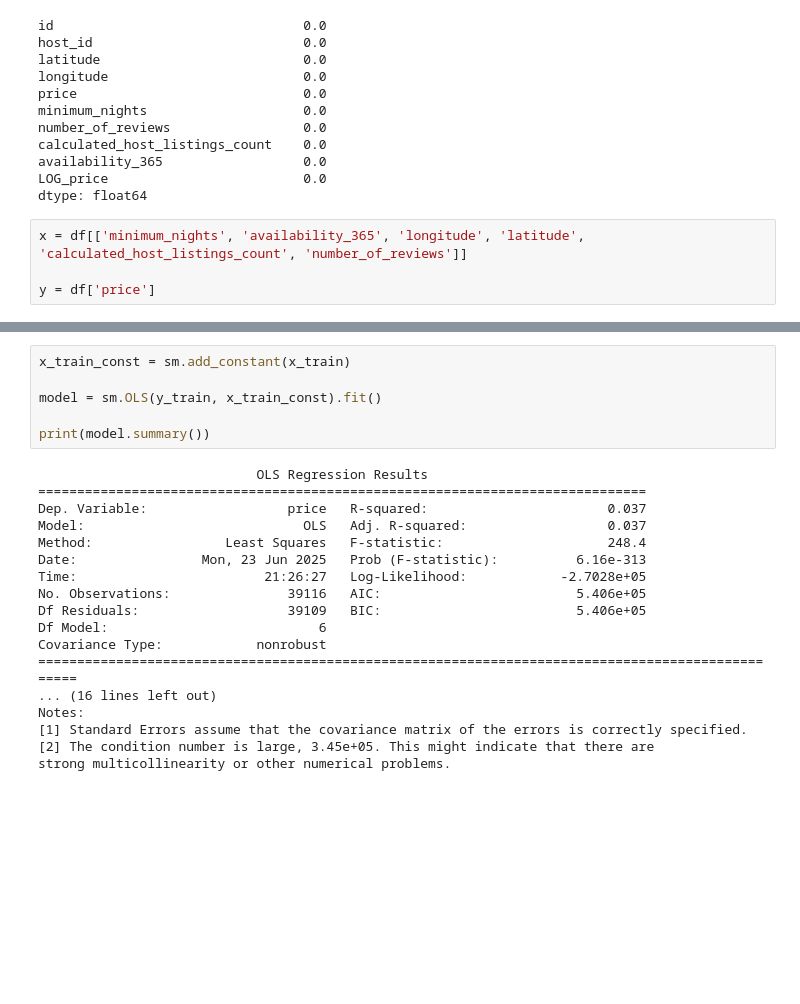
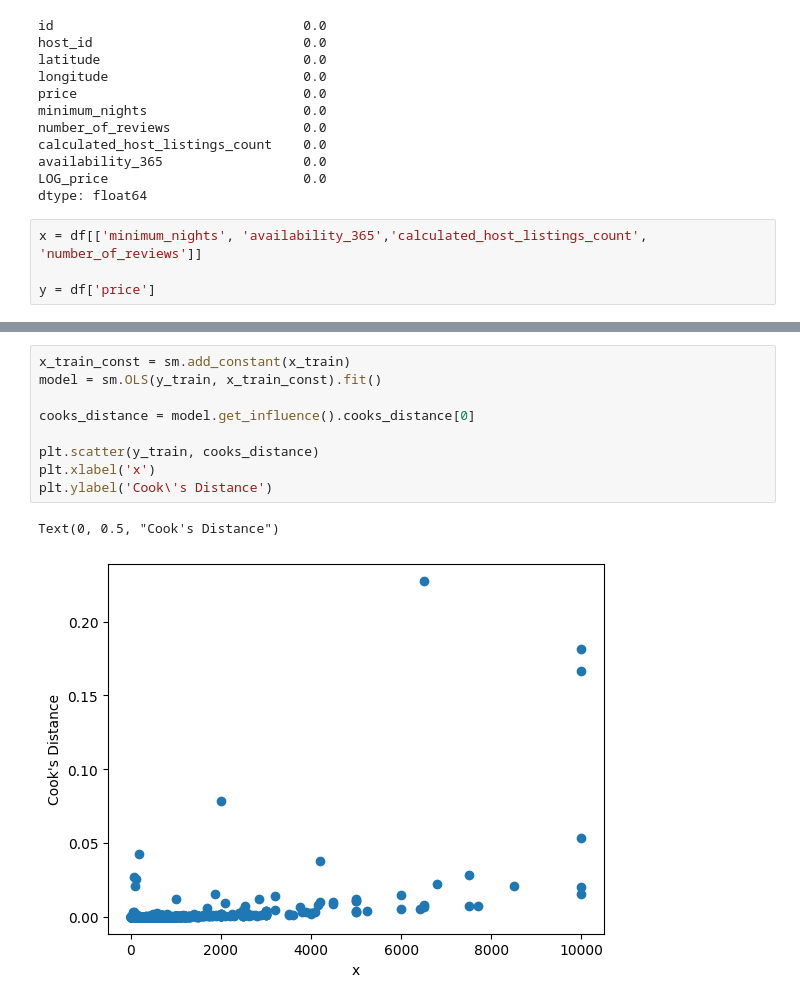
Before and after one commit to 4GeeksAcademy/Jmrs18--EDA-, a Jupyter notebook: src/explore.ipynb, the cells around one changed output, grey strips where cells are left out. Cells and saved outputs as stored; diff of their text form; blank space fills up the shorter version.

```diff
--- a/src/explore.ipynb
+++ b/src/explore.ipynb
@@ -252,7 +254,7 @@ availability_365                  0.0
 LOG_price                         0.0
 dtype: float64
 # %%
-x = df[['minimum_nights', 'availability_365', 'longitude', 'latitude', 'calculated_host_listings_count', 'number_of_reviews']]
+x = df[['minimum_nights', 'availability_365','calculated_host_listings_count', 'number_of_reviews']]
 
 y = df['price']
 # %%
@@ -273,24 +266,12 @@ plt.show()
 # %%
 x_train_const = sm.add_constant(x_train)
-
 model = sm.OLS(y_train, x_train_const).fit()
 
-print(model.summary())
+cooks_distance = model.get_influence().cooks_distance[0]
+
+plt.scatter(y_train, cooks_distance)
+plt.xlabel('x')
+plt.ylabel('Cook\'s Distance')
 # %% [output]
-                            OLS Regression Results
-==============================================================================
-Dep. Variable:                  price   R-squared:                       0.037
-Model:                            OLS   Adj. R-squared:                  0.037
-Method:                 Least Squares   F-statistic:                     248.4
-Date:                Mon, 23 Jun 2025   Prob (F-statistic):          6.16e-313
-Time:                        21:26:27   Log-Likelihood:            -2.7028e+05
-No. Observations:               39116   AIC:                         5.406e+05
-Df Residuals:                   39109   BIC:                         5.406e+05
-Df Model:                           6
-Covariance Type:            nonrobust
-==================================================================================================
-... (16 lines left out)
-Notes:
-[1] Standard Errors assume that the covariance matrix of the errors is correctly specified.
-[2] The condition number is large, 3.45e+05. This might indicate that there are
-strong multicollinearity or other numerical problems.
+Text(0, 0.5, "Cook's Distance")
+[figure, added]
```
Also changed, not shown: parts of 15 cells of this notebook.
